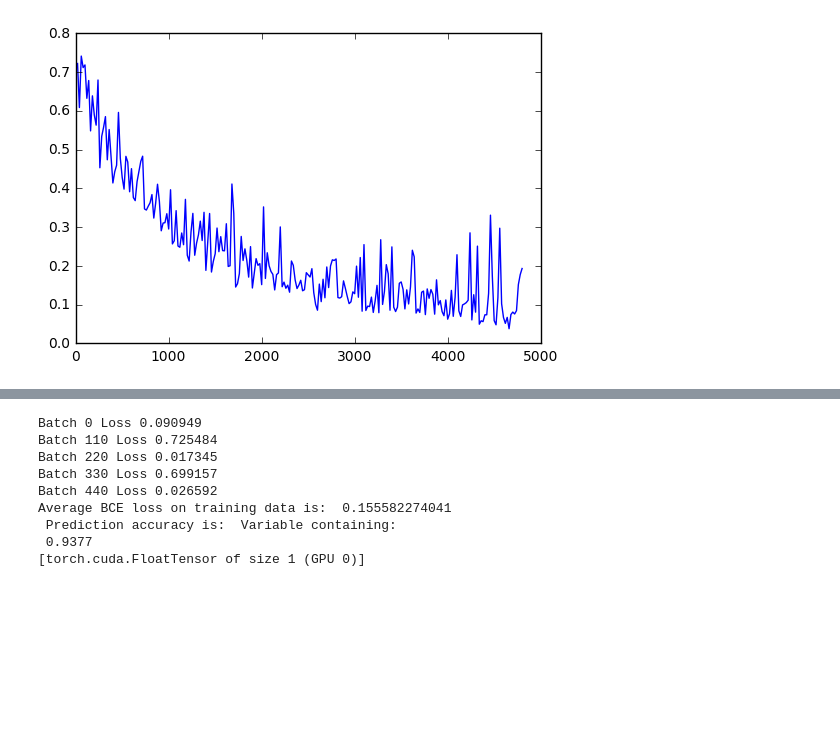
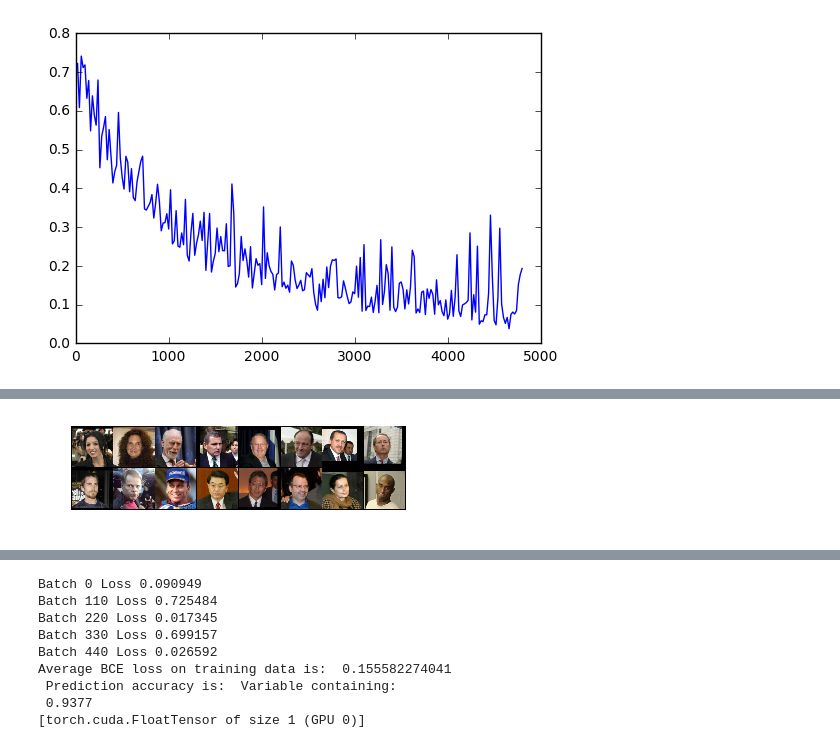
Before and after one commit to bcjiang/facedeeplearning, a Jupyter notebook: TestPlace.ipynb, the cells around one changed output, grey strips where cells are left out. Cells and saved outputs as stored; diff of their text form; code cells hidden in the pictures; blank space fills up the shorter version.

```diff
--- a/TestPlace.ipynb
+++ b/TestPlace.ipynb
@@ -26,3 +40,13 @@ from PIL import Image
+# %%
+# Setting up configuration
+configs = {"batch_train": 16, \
+            "batch_test": 4, \
+            "epochs": 40, \
+            "num_workers": 4, \
+            "learning_rate": 1e-6, \
+            "data_augment": True, \
+            "loss_margin": 1.5, \
+            "decision_thresh": 0.90}
 # %%
 # Define dataset class
 class FaceDateSet(Dataset):
@@ -108,0 +181,9 @@ class SiameseNet(nn.Module):
+# %%
+# Training process setup
+data_trans = transforms.Compose([transforms.Scale((128,128)),transforms.ToTensor()])
+face_train = FaceDateSet(root_dir='lfw', split_file='train.txt', transform=data_trans, augment=configs['data_augment'])
+train_loader = DataLoader(face_train, batch_size=configs['batch_train'], shuffle=True, num_workers=configs['num_workers'])
+# %%
+iterrr = iter(train_loader)
+sampleimg = next(iterrr)['img1']
+print type(sampleimg)
@@ -108,0 +208,13 @@ class SiameseNet(nn.Module):
+# %%
+def imshow(img,text=False,should_save=False):
+    npimg = img.numpy()
+    plt.axis("off")
+    if text:
+        plt.text(75, 8, text, style='italic',fontweight='bold',
+            bbox={'facecolor':'white', 'alpha':0.8, 'pad':10})
+    plt.imshow(np.transpose(npimg, (1, 2, 0)))
+    plt.show()
+# %%
+imshow(utils.make_grid(sampleimg))
+# %% [output]
+[figure, added]
```
Also changed, not shown: parts of 8 cells of this notebook, 2 other files.
